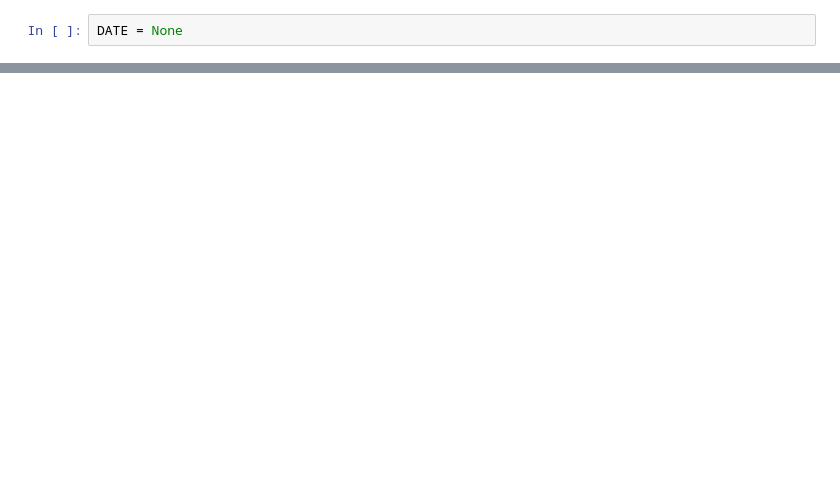
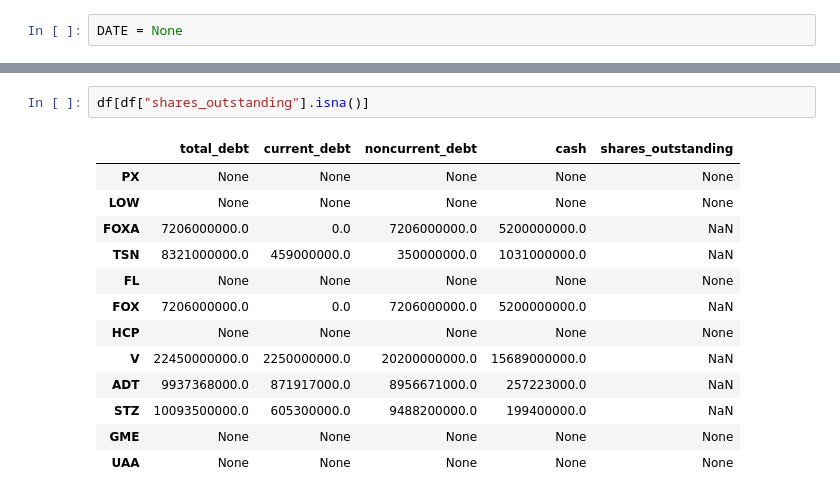
Before and after one commit to GTSF-Quantitative-Sector/sec_parser, a Jupyter notebook: TODO.ipynb, the cells around one changed output, grey strips where cells are left out. Drawn from its saved outputs; the diff is of its cells as text; blank space fills up the shorter version.

```diff
--- a/TODO.ipynb
+++ b/TODO.ipynb
@@ -200,0 +224,16 @@ for ticker in tqdm(sp500 - failed):
+# %%
+df[df["shares_outstanding"].isna()]
+# %% [output]
+|  | total_debt | current_debt | noncurrent_debt | cash | shares_outstanding |
+| PX | None | None | None | None | None |
+| LOW | None | None | None | None | None |
+| FOXA | 7206000000.0 | 0.0 | 7206000000.0 | 5200000000.0 | NaN |
+| TSN | 8321000000.0 | 459000000.0 | 350000000.0 | 1031000000.0 | NaN |
+| FL | None | None | None | None | None |
+| FOX | 7206000000.0 | 0.0 | 7206000000.0 | 5200000000.0 | NaN |
+| HCP | None | None | None | None | None |
+| V | 22450000000.0 | 2250000000.0 | 20200000000.0 | 15689000000.0 | NaN |
+| ADT | 9937368000.0 | 871917000.0 | 8956671000.0 | 257223000.0 | NaN |
+| STZ | 10093500000.0 | 605300000.0 | 9488200000.0 | 199400000.0 | NaN |
+| GME | None | None | None | None | None |
+| UAA | None | None | None | None | None |
```
Also changed, not shown: parts of 10 cells of this notebook.
